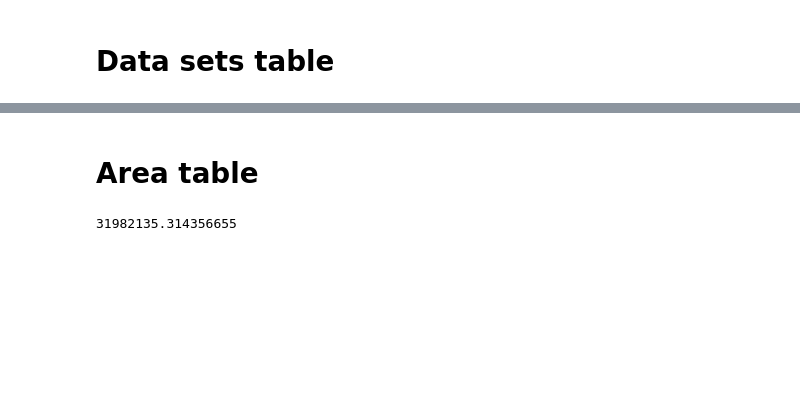
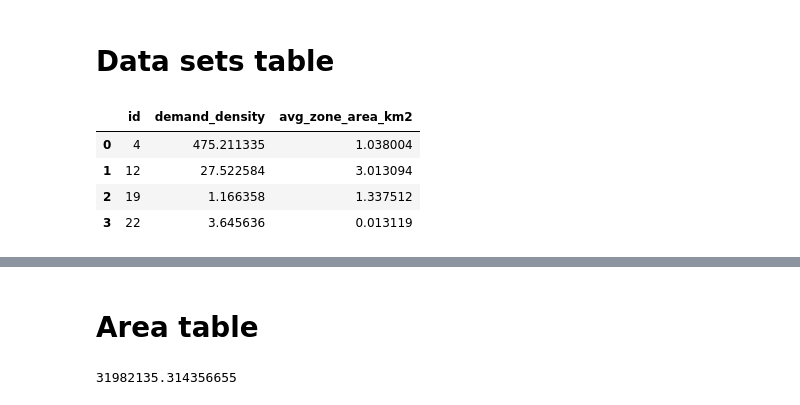
Before and after one commit to aicenter/Ridesharing_DARP_instances, a Jupyter notebook: python/nb/ITSC instance Figures.ipynb, the cells around one changed output, grey strips where cells are left out. Drawn from its saved outputs; the diff is of its cells as text; code cells hidden in the pictures; blank space fills up the shorter version.

```diff
--- a/python/nb/ITSC instance Figures.ipynb
+++ b/python/nb/ITSC instance Figures.ipynb
@@ -35,3 +44,63 @@ areas = [
 # %% [markdown]
 # Data sets table
+# %%
+def get_area_data_row(id: int, srid: int, dataset_ids: List[int], zone_types: List[int]):
+    return f'({id}, {srid}, ARRAY[{",".join((str(id) for id in dataset_ids))}], ARRAY[{",".join((str(id) for id in zone_types))}])'
+
+sql = f"""
+CREATE TEMPORARY TABLE area_data (
+    id INTEGER PRIMARY KEY,
+    srid INTEGER,
+    dataset_ids integer[],
+    zone_types integer[]
+);
+
+INSERT INTO area_data (id, srid, dataset_ids, zone_types)
+VALUES {','.join((get_area_data_row(area["id"], area["srid"], area["dataset_ids"], area["zone_types"]) for area in areas))};
+
+SELECT
+--     name,
+--     ST_area(st_transform(geom, max(area_data.srid))) / 1000000 AS area_km2,
+--     count(1) AS demand_count,
+    areas.id,
+    count(1) / (ST_area(st_transform(geom, max(area_data.srid))) / 1000000)  AS demand_density,
+    max(zone_agg_data.avg_zone_area_km2) AS avg_zone_area_km2
+--     st_srid(geom)
+FROM areas
+JOIN area_data
+     ON areas.id = area_data.id
+JOIN demand
+    ON demand.dataset = ANY(area_data.dataset_ids)
+    AND demand.origin_time BETWEEN '2022-04-05 18:00:00' AND '2022-04-05 18:59:59'
+JOIN LATERAL (
+    SELECT avg(st_area(st_transform(geom, area_data.srid))) / 1000000 AS avg_zone_area_km2
+    FROM zones
+    WHERE zones.type = ANY(area_data.zone_types)
+    AND ST_Intersects(areas.geom, zones.geom)
+) AS zone_agg_data ON TRUE
+GROUP BY areas.id
+;
+"""
+
+datasets = db.execute_query_to_pandas(sql)
+
+db.execute_sql("DROP TABLE area_data;")
+
+
+
+# datasets = pd.DataFrame(
+#     {
+#         'Area name': ['New York City, and Manhattan', 'Chicago', 'Washington, DC'],
+#         'Demand data source': ['NYC Taxi and Limousine Commission', 'City of Chicago', 'City of Washington, DC'],
+#         'Zone data source': ['NYC taxi zones', 'Census tracts and community areas', 'Master Address Repository'],
+#         'Request times': ['exact', 'generated', 'generated']
+#     }
+# )
+datasets
+# %% [output]
+|  | id | demand_density | avg_zone_area_km2 |
+| 0 | 4 | 475.211335 | 1.038004 |
+| 1 | 12 | 27.522584 | 3.013094 |
+| 2 | 19 | 1.166358 | 1.337512 |
+| 3 | 22 | 3.645636 | 0.013119 |
 # %%
```
Also changed, not shown: parts of 5 cells of this notebook, 1 other file.
